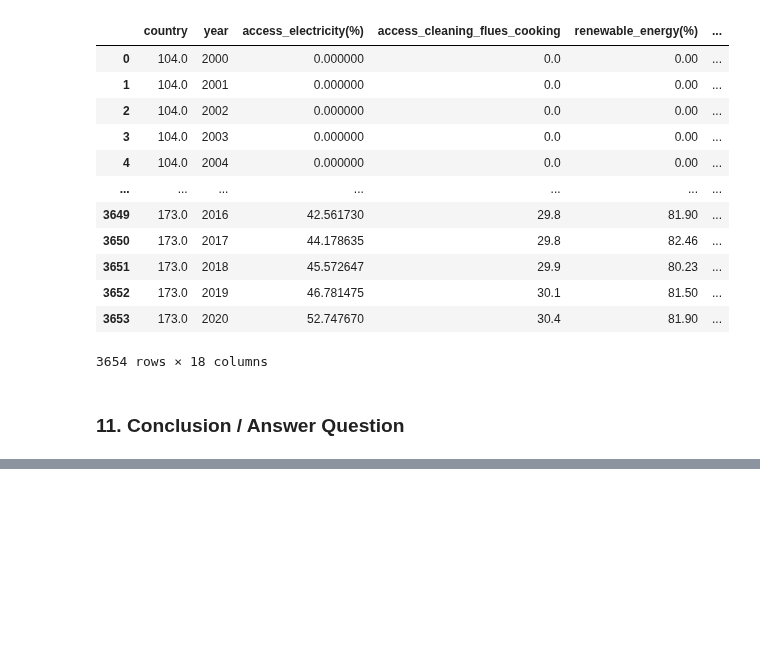
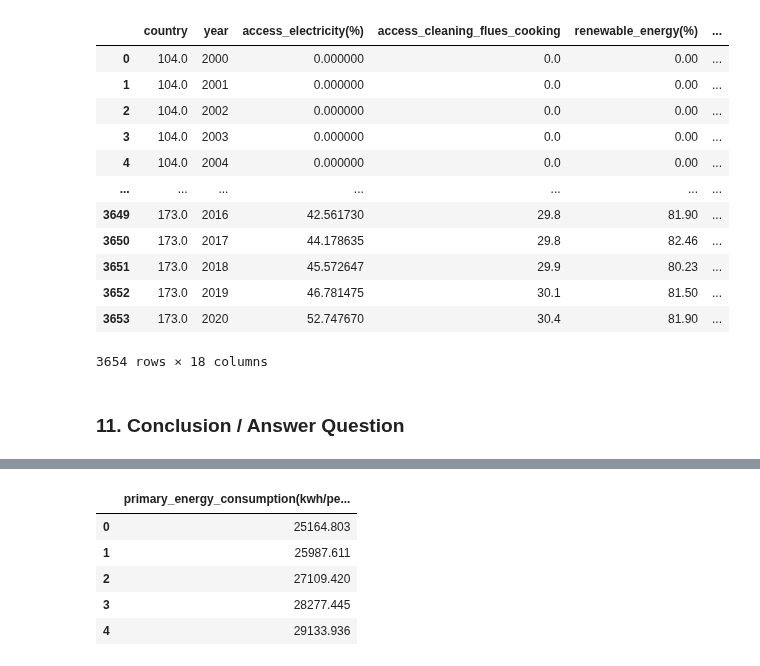
Before and after one commit to elkinbarretorojas/data_science, a Jupyter notebook: text_analysis/New/energy/model.ipynb, the cells around one changed output, grey strips where cells are left out. Saved outputs shown, nothing was run; the diff lists cells and outputs as text; code cells hidden in the pictures; blank space fills up the shorter version.

```diff
--- a/text_analysis/New/energy/model.ipynb
+++ b/text_analysis/New/energy/model.ipynb
@@ -735 +769,10 @@ plt.show()
+# %%
+y_unseen_china
+# %% [output]
+|  | primary_energy_consumption(kwh/pe... |
+| 0 | 25164.803 |
+| 1 | 25987.611 |
+| 2 | 27109.420 |
+| 3 | 28277.445 |
+| 4 | 29133.936 |
 # %%
```
Also changed, not shown: parts of 13 cells of this notebook.
